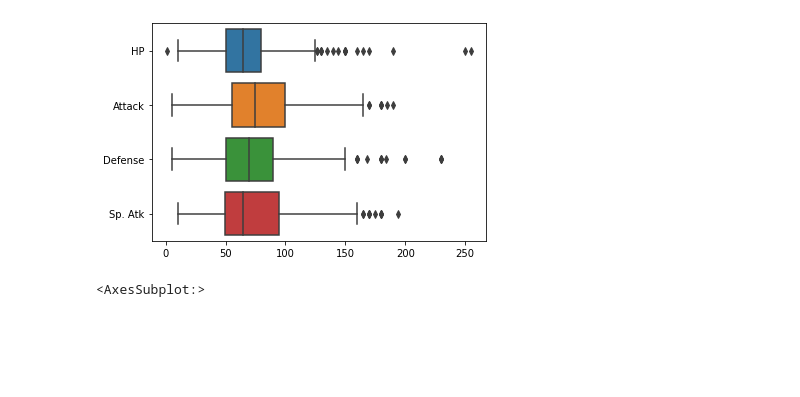
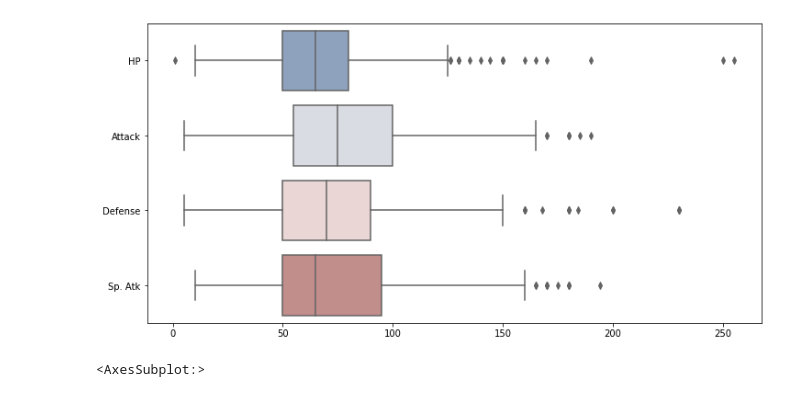
Before and after one commit to greentopsecret/random-forest-fennel-student-code, a Jupyter notebook: week_01/Seaborn.ipynb, the cells around one changed output. Cells and saved outputs as stored; diff of their text form; code cells hidden in the pictures; blank space fills up the shorter version.

```diff
--- a/week_01/Seaborn.ipynb
+++ b/week_01/Seaborn.ipynb
@@ -16,10 +16,11 @@ df.head()
 | 3 | VenusaurMega Venusaur | Grass | Poison | 625 | 80 | 100 | 123 | 122 | 120 | 80 | 1 | ... |
 | 4 | Charmander | Fire | NaN | 309 | 39 | 52 | 43 | 60 | 50 | 65 | 1 | ... |
 # %%
-sns.boxplot(data=df.iloc[:,4:8], orient="h")
+plt.figure(figsize=(12,6))
+sns.boxplot(data=df.iloc[:,4:8], orient="h", palette="vlag")
 plt.savefig('sns_boxplot.png', dpi=150)
 # %% [output]
-[figure, old version]
+[figure, new version]
 # %%
 sns.boxplot(data=df.iloc[:,4:8])
 # %% [output]
```
Also changed, not shown: 2 other files.
